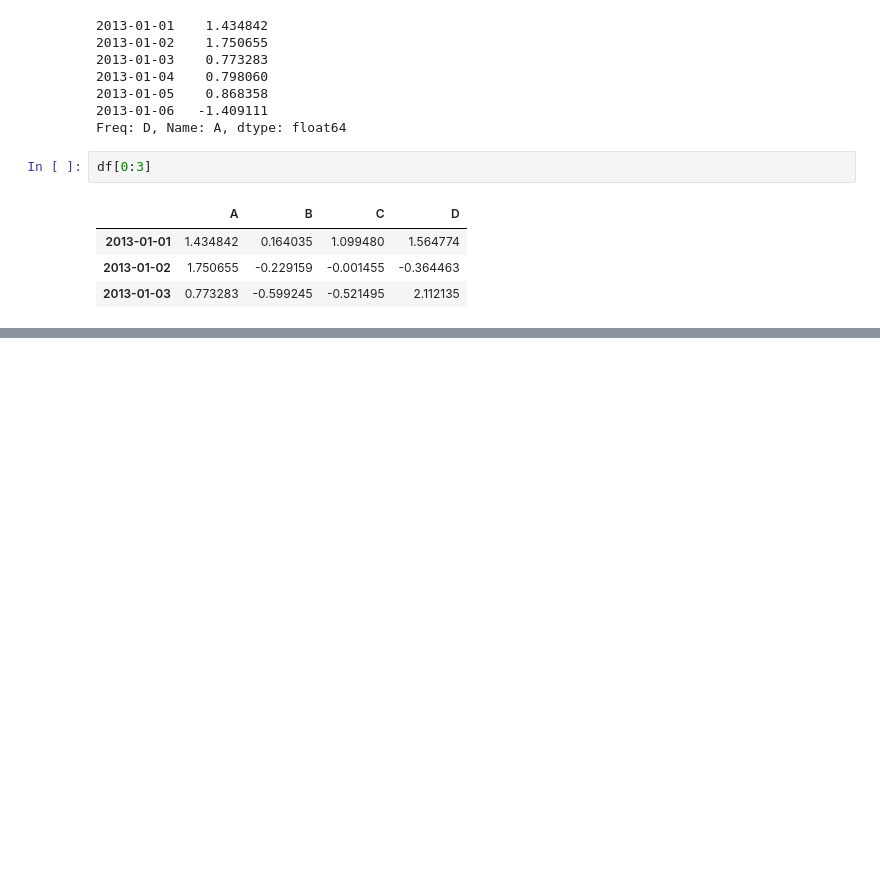
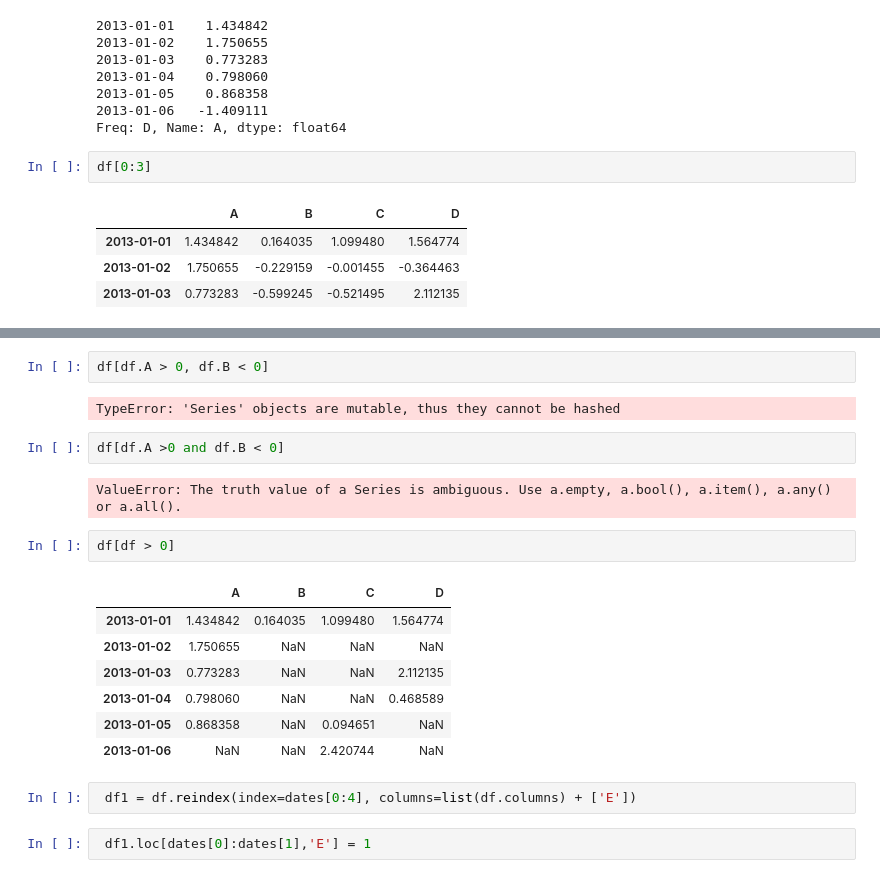
Before and after one commit to rohan-varma/ml-algorithms, a Jupyter notebook: data_libraries/learning_pandas/10 Minutes to Pandas.ipynb, the cells around one changed output, grey strips where cells are left out. Saved outputs shown, nothing was run; the diff lists cells and outputs as text; blank space fills up the shorter version.

```diff
--- a/data_libraries/learning_pandas/10 Minutes to Pandas.ipynb
+++ b/data_libraries/learning_pandas/10 Minutes to Pandas.ipynb
@@ -127,0 +165,22 @@ df[0:3]
+# %%
+df[df.A > 0, df.B < 0]
+# %% [output]
+TypeError: 'Series' objects are mutable, thus they cannot be hashed
+# %%
+df[df.A >0 and df.B < 0]
+# %% [output]
+ValueError: The truth value of a Series is ambiguous. Use a.empty, a.bool(), a.item(), a.any() or a.all().
+# %%
+df[df > 0]
+# %% [output]
+|  | A | B | C | D |
+| 2013-01-01 | 1.434842 | 0.164035 | 1.099480 | 1.564774 |
+| 2013-01-02 | 1.750655 | NaN | NaN | NaN |
+| 2013-01-03 | 0.773283 | NaN | NaN | 2.112135 |
+| 2013-01-04 | 0.798060 | NaN | NaN | 0.468589 |
+| 2013-01-05 | 0.868358 | NaN | 0.094651 | NaN |
+| 2013-01-06 | NaN | NaN | 2.420744 | NaN |
+# %%
+ df1 = df.reindex(index=dates[0:4], columns=list(df.columns) + ['E'])
+# %%
+ df1.loc[dates[0]:dates[1],'E'] = 1
```
Also changed, not shown: parts of 9 cells of this notebook, 8 other files.
